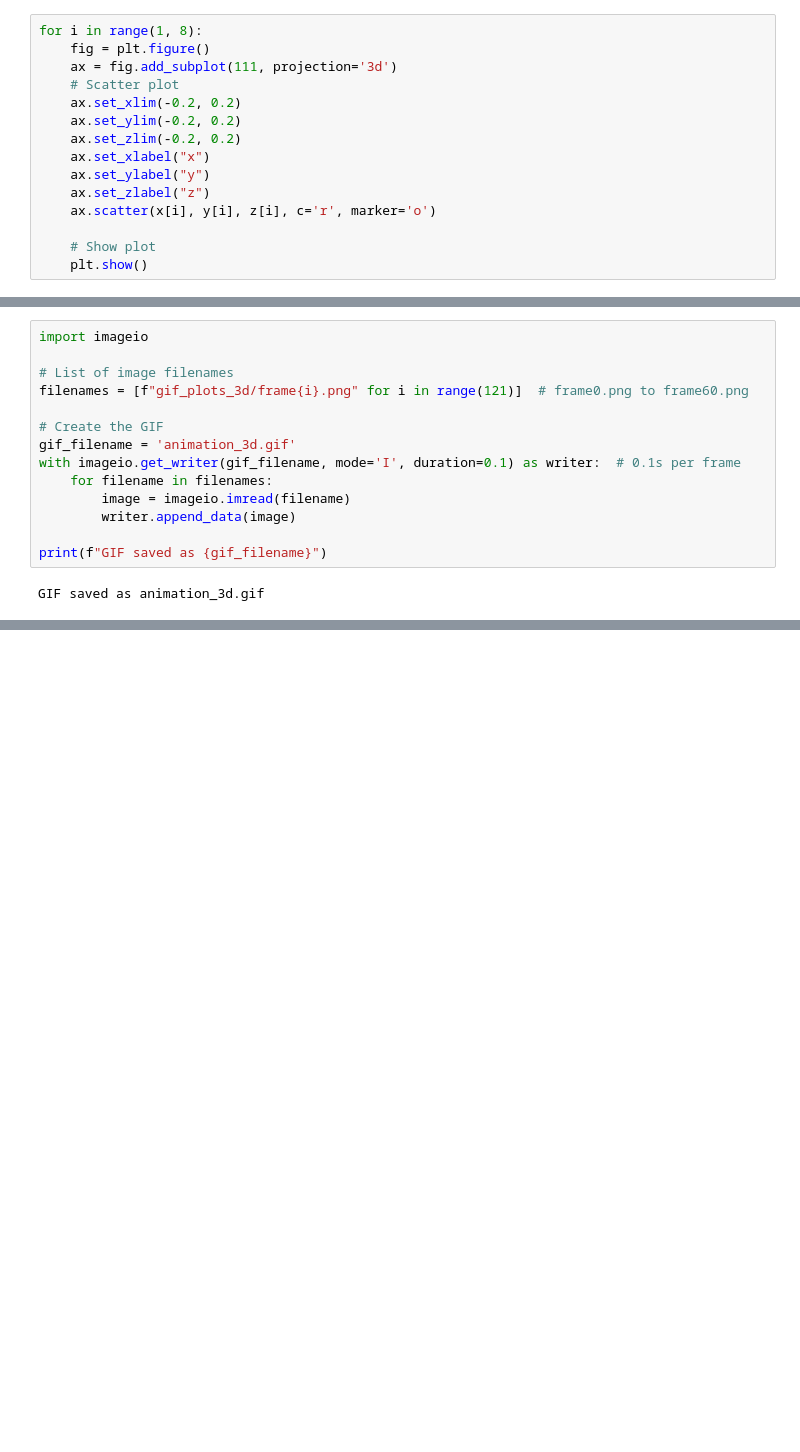
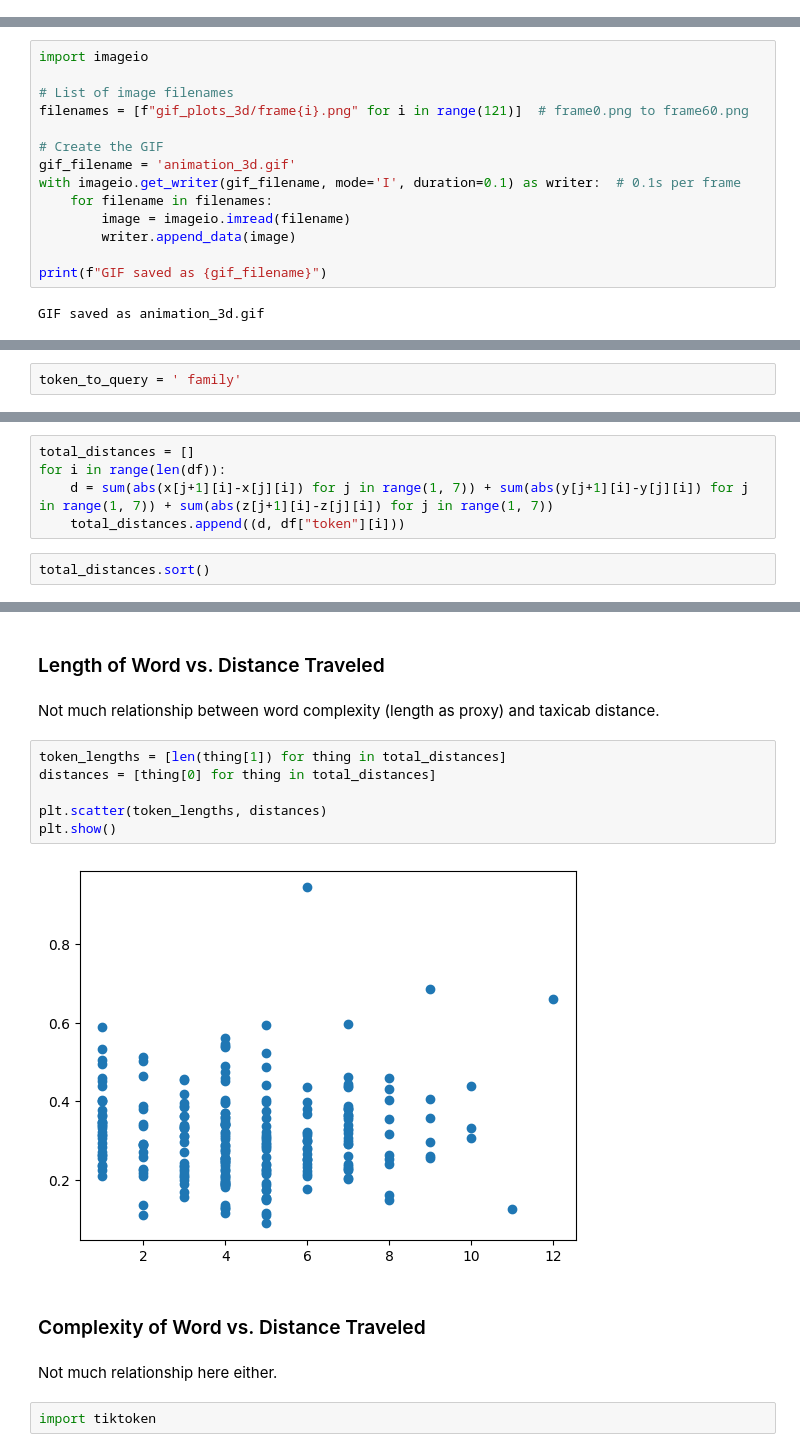
Before and after one commit to iz05/nanogpt, a Jupyter notebook: gif.ipynb, the cells around one changed output, grey strips where cells are left out. Saved outputs shown, nothing was run; the diff lists cells and outputs as text; blank space fills up the shorter version.

Commit message:
updates to gif.ipynb and lightweight server with token selection animation

```diff
--- a/gif.ipynb
+++ b/gif.ipynb
@@ -63,18 +63,3 @@ for i in range(1, 8):
 # %%
 def linear_combine(x1, y1, z1, x2, y2, z2, alpha):
     return [x1[i] * (1 - alpha) + x2[i] * alpha for i in range(0, len(x1))], [y1[i] * (1 - alpha) + y2[i] * alpha for i in range(0, len(y1))], [z1[i] * (1 - alpha) + z2[i] * alpha for i in range(0, len(z1))]
-# %%
-for i in range(1, 8):
-    fig = plt.figure()
-    ax = fig.add_subplot(111, projection='3d')
-    # Scatter plot
-    ax.set_xlim(-0.2, 0.2)
-    ax.set_ylim(-0.2, 0.2)
-    ax.set_zlim(-0.2, 0.2)
-    ax.set_xlabel("x")
-    ax.set_ylabel("y")
-    ax.set_zlabel("z")
-    ax.scatter(x[i], y[i], z[i], c='r', marker='o')
-
-    # Show plot
-    plt.show()
@@ -138,0 +238,2 @@ GIF saved as animation_3d.gif
+# %%
+token_to_query = ' family'
@@ -138,0 +486,7 @@ GIF saved as animation_3d.gif
+# %%
+total_distances = []
+for i in range(len(df)):
+    d = sum(abs(x[j+1][i]-x[j][i]) for j in range(1, 7)) + sum(abs(y[j+1][i]-y[j][i]) for j in range(1, 7)) + sum(abs(z[j+1][i]-z[j][i]) for j in range(1, 7))
+    total_distances.append((d, df["token"][i]))
+# %%
+total_distances.sort()
@@ -138,0 +514,18 @@ GIF saved as animation_3d.gif
+# %% [markdown]
+### Length of Word vs. Distance Traveled
+# %% [markdown]
+Not much relationship between word complexity (length as proxy) and taxicab distance.
+# %%
+token_lengths = [len(thing[1]) for thing in total_distances]
+distances = [thing[0] for thing in total_distances]
+
+plt.scatter(token_lengths, distances)
+plt.show()
+# %% [output]
+[figure, added]
+# %% [markdown]
+### Complexity of Word vs. Distance Traveled
+# %% [markdown]
+Not much relationship here either.
+# %%
+import tiktoken
```
Also changed, not shown: parts of 14 cells of this notebook, 2 other files.
